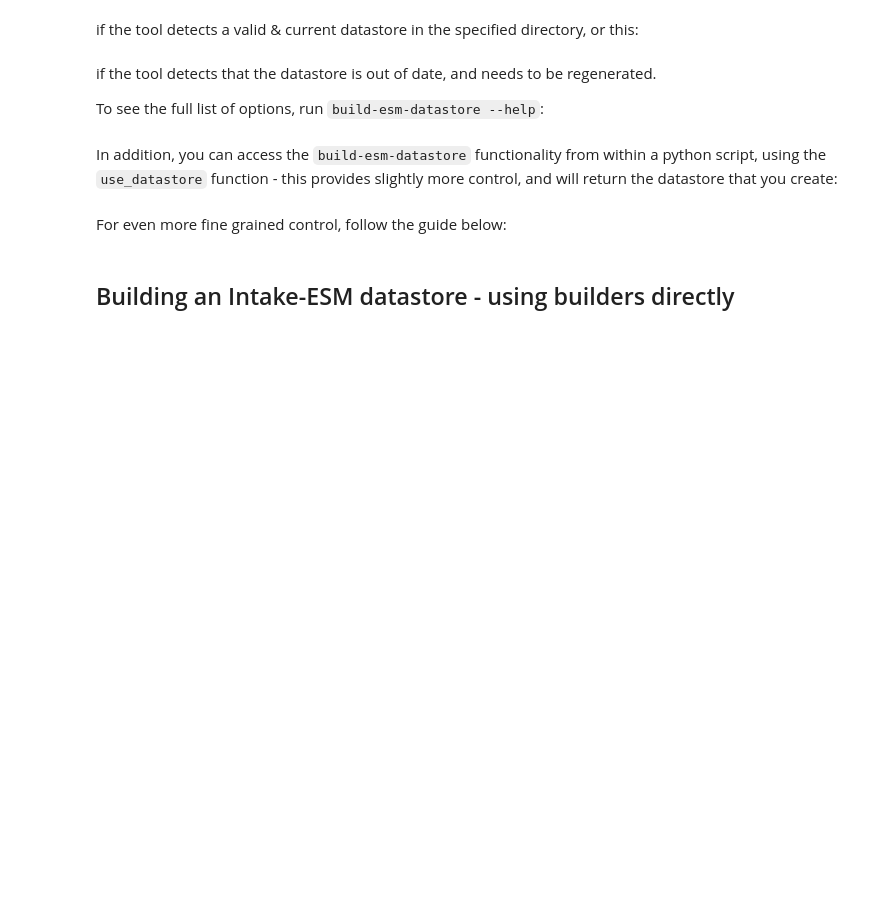
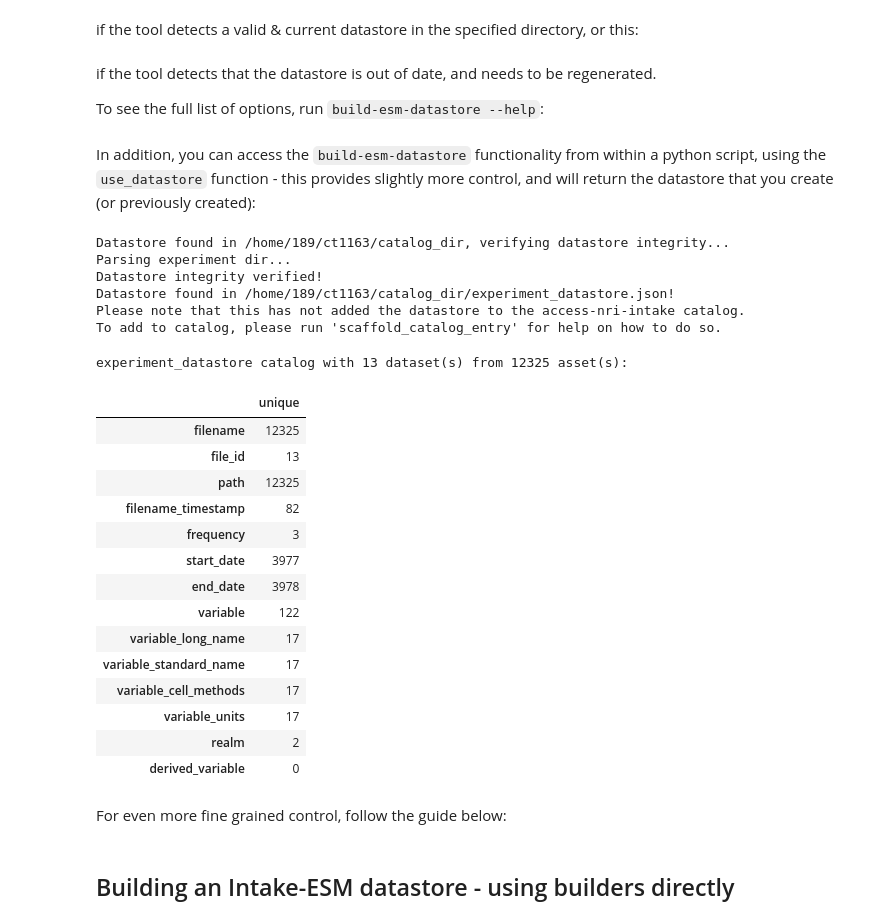
Before and after one commit to ACCESS-NRI/access-nri-intake-catalog, a Jupyter notebook: docs/datastores/quickstart.ipynb, the cells around one changed output. Drawn from its saved outputs; the diff is of its cells as text; code cells hidden in the pictures; blank space fills up the shorter version.

Commit message:
Update datastore quickstart

```diff
--- a/docs/datastores/quickstart.ipynb
+++ b/docs/datastores/quickstart.ipynb
@@ -107,15 +107,40 @@ options:
   --cat-dir CAT_DIR     Directory in which to place the catalog.json file. Defaults to the value
                         of --expt-dir if not set.
 # %% [markdown]
-In addition, you can access the `build-esm-datastore` functionality from within a python script, using the `use_datastore` function - this provides slightly more control, and will return the datastore that you create:
+In addition, you can access the `build-esm-datastore` functionality from within a python script, using the `use_datastore` function - this provides slightly more control, and will return the datastore that you create (or previously created):
 # %%
 from access_nri_intake.experiment import use_datastore
+from access_nri_intake.source.builders import Mom6Builder
 
-use_datastore(
+ds = use_datastore(
     experiment_dir="/g/data/ik11/outputs/mom6-panan/panant-01-zstar-ACCESSyr2/",
-    catalog_dir="~/catalog_dir/",
-    builder="Mom6Builder",
+    catalog_dir="/home/189/ct1163/catalog_dir/",
+    builder=Mom6Builder,
               )
+ds
+# %% [output]
+Datastore found in /home/189/ct1163/catalog_dir, verifying datastore integrity...
+Parsing experiment dir...
+Datastore integrity verified!
+Datastore found in /home/189/ct1163/catalog_dir/experiment_datastore.json!
+Please note that this has not added the datastore to the access-nri-intake catalog.
+To add to catalog, please run 'scaffold_catalog_entry' for help on how to do so.
+experiment_datastore catalog with 13 dataset(s) from 12325 asset(s):
+|  | unique |
+| filename | 12325 |
+| file_id | 13 |
+| path | 12325 |
+| filename_timestamp | 82 |
+| frequency | 3 |
+| start_date | 3977 |
+| end_date | 3978 |
+| variable | 122 |
+| variable_long_name | 17 |
+| variable_standard_name | 17 |
+| variable_cell_methods | 17 |
+| variable_units | 17 |
+| realm | 2 |
+| derived_variable | 0 |
 # %% [markdown]
 For even more fine grained control, follow the guide below:
 # %% [markdown]
```
